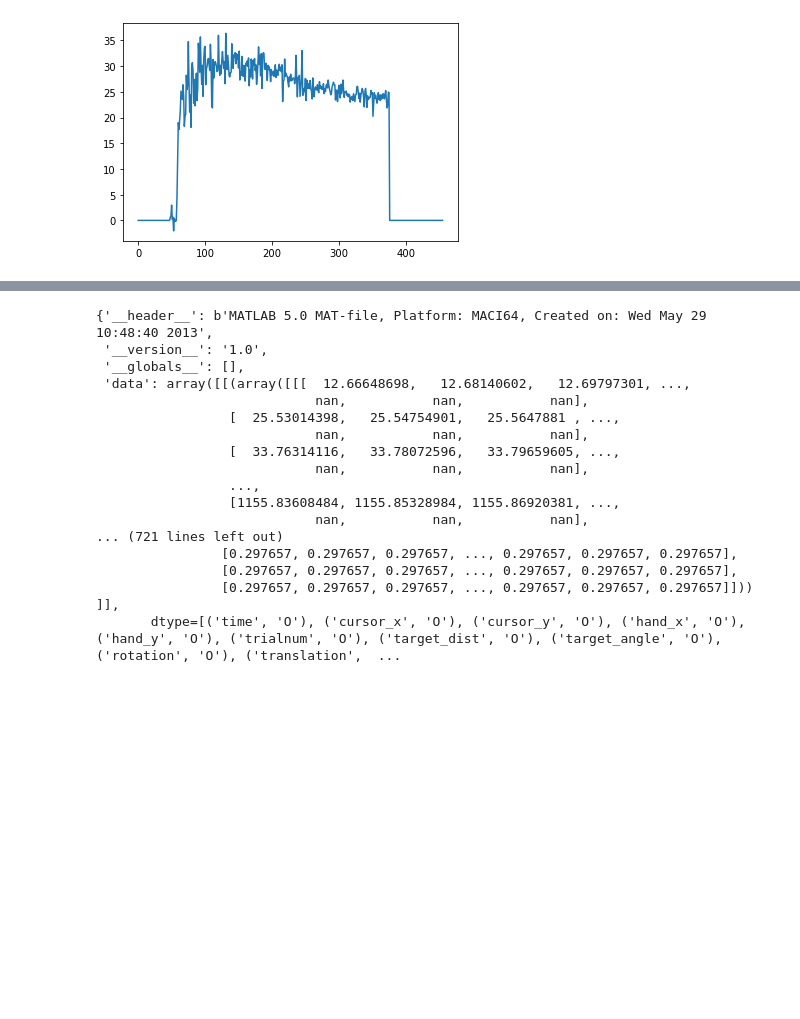
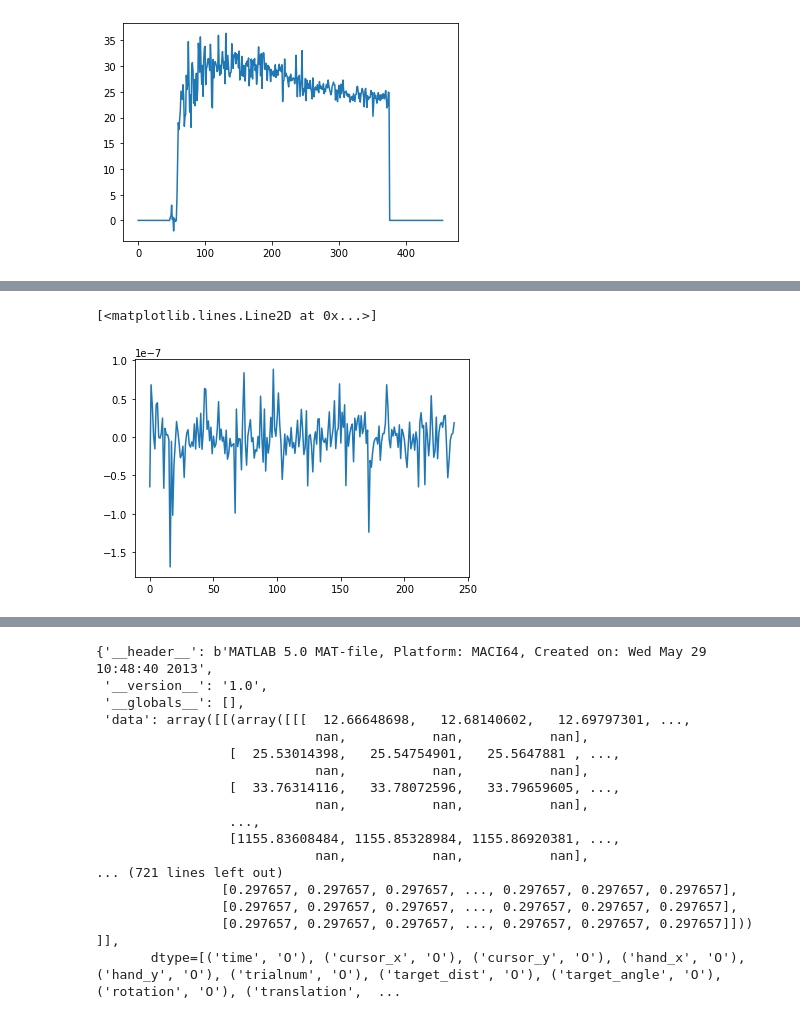
Before and after one commit to Evenstarneko/DL_Final_Project, a Jupyter notebook: Data_visualization.ipynb, the cells around one changed output, grey strips where cells are left out. Drawn from its saved outputs; the diff is of its cells as text; code cells hidden in the pictures; blank space fills up the shorter version.

```diff
--- a/Data_visualization.ipynb
+++ b/Data_visualization.ipynb
@@ -94,0 +98,31 @@ implicit[3][455]
+# %%
+error = np.nan_to_num(implicit)+np.nan_to_num(explicit)+rot
+target = np.nan_to_num(explicit[:,56:-80]) / np.max(np.nan_to_num(explicit))
+error = error[:,56:] / 45
+target = np.roll(target, -1, axis = 1)
+target = target[:,:-80]
+# %%
+import numpy
+import matplotlib.pyplot as plt
+import pandas
+import math
+from keras.models import Sequential
+from keras.layers import Dense
+from keras.layers import LSTM
+from sklearn.preprocessing import MinMaxScaler
+from sklearn.metrics import mean_squared_error
+from tensorflow.keras import regularizers
+from tensorflow.keras import initializers
+
+hidden = 10
+target = np.reshape(target, (target.shape[0], target.shape[1], 1))
+error = np.reshape(error, (error.shape[0], error.shape[1], 1))
+# create and fit the LSTM network
+model = Sequential()
+model.add(LSTM(hidden,
+    use_bias=False,
+    kernel_regularizer=regularizers.L1L2(l1=1e-3, l2=1e-2),
+    kernel_initializer=initializers.RandomNormal(stddev=0.01)))
+model.add(Dense(target.shape[1], use_bias=False, kernel_regularizer=regularizers.L1L2(l1=1e-3, l2=1e-2)))
+model.compile(loss='mean_squared_error', optimizer='adam')
+model.fit(error, target, epochs=200, batch_size=55, verbose=2, shuffle = True)
@@ -94,0 +148,6 @@ implicit[3][455]
+# %%
+predict = model.predict(np.reshape(error[15], (1, 400, 1)))
+plt.plot(predict[0])
+# %% [output]
+[<matplotlib.lines.Line2D at 0x...>]
+[figure, added]
```
Also changed, not shown: parts of 6 cells of this notebook.
